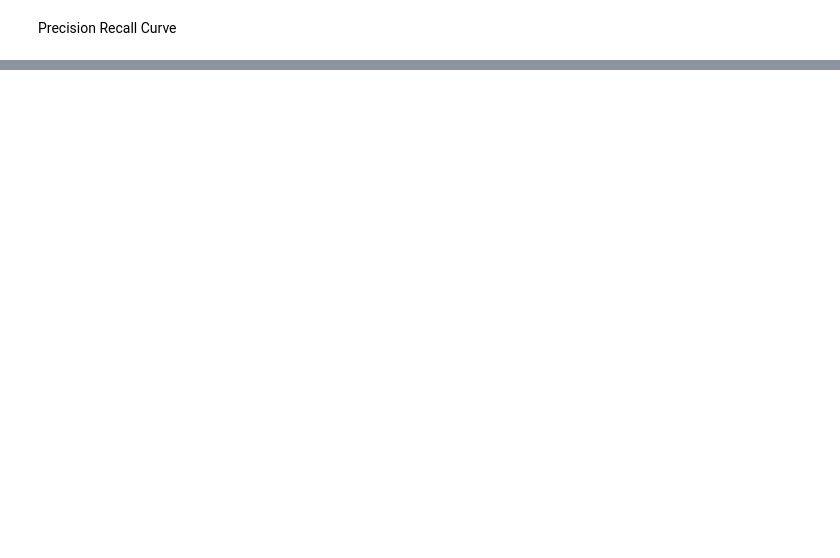
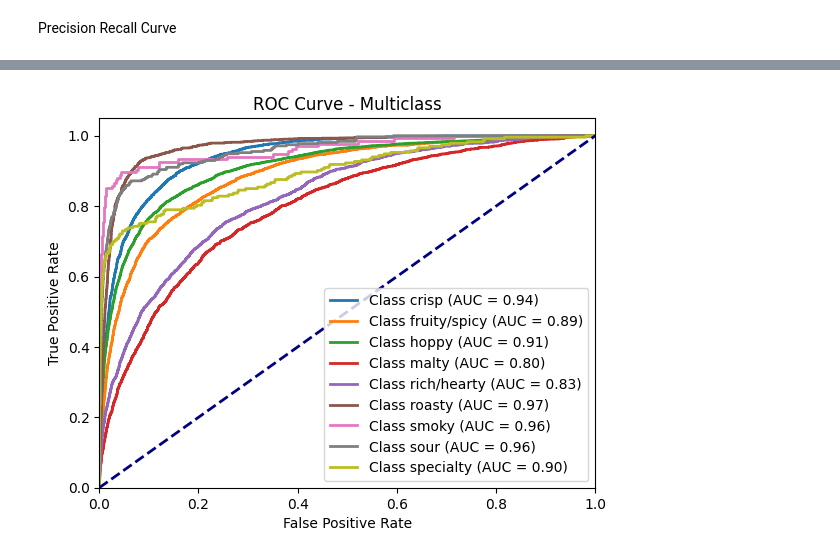
Before and after one commit to EdwardLinS/CSE158-BryanEdwardJesse, a Jupyter notebook: beers/notebook.ipynb, the cells around one changed output, grey strips where cells are left out. Drawn from its saved outputs; the diff is of its cells as text; code cells hidden in the pictures; blank space fills up the shorter version.

Commit message:
Add more models

```diff
--- a/beers/notebook.ipynb
+++ b/beers/notebook.ipynb
@@ -560,0 +703,13 @@ def getImportantWords(flavor: str, n: int) -> list[str]:
+# %%
+nf = len(tfidf_feature(featureDf.iloc[0]))
+
+#Sparse matrix
+X = lil_matrix((len(featureDf), nf))
+
+for i in range(len(featureDf)):
+    if not (i % 1000):
+        print(i)
+    x = tfidf_feature(featureDf.iloc[i])
+    for j in range(nf):
+        if x[j]:
+            X[i,j] = x[j]
@@ -560,0 +734,10 @@ def getImportantWords(flavor: str, n: int) -> list[str]:
+# %%
+y = [f for f in featureDf['beer/flavor'].values]
+# %%
+Xtrain = X[:splitIndex]
+ytrain = y[:splitIndex]
+Xtest = X[splitIndex:]
+ytest = y[splitIndex:]
+# %%
+dfidf_mod = linear_model.LogisticRegression(C=1)
+dfidf_mod.fit(Xtrain, ytrain)
@@ -560,0 +768,4 @@ def getImportantWords(flavor: str, n: int) -> list[str]:
+# %%
+plot_auc(Xtest, ytest, dfidf_mod)
+# %% [output]
+[figure, added]
```
Also changed, not shown: parts of 61 cells of this notebook, 2 other files.
